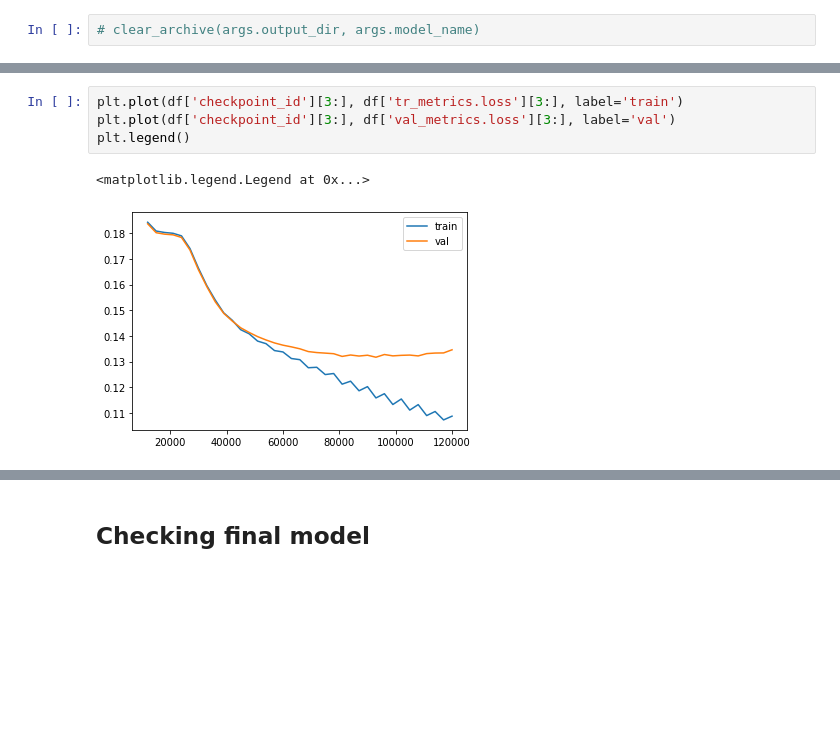
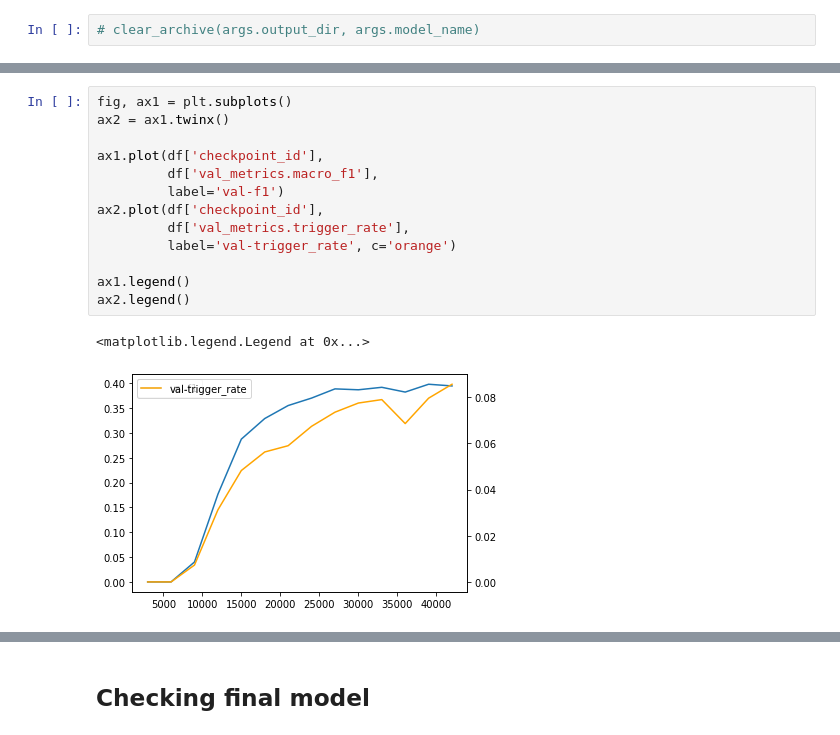
Before and after one commit to jsong336/emotion-bert, a Jupyter notebook: notebooks/main_bert_dense.ipynb, the cells around one changed output, grey strips where cells are left out. Drawn from its saved outputs; the diff is of its cells as text; blank space fills up the shorter version.

Commit message:
further clean up and train with bert-small

```diff
--- a/notebooks/main_bert_dense.ipynb
+++ b/notebooks/main_bert_dense.ipynb
@@ -244,7 +325,16 @@ df.head(3)
 # %%
-plt.plot(df['checkpoint_id'][3:], df['tr_metrics.loss'][3:], label='train')
-plt.plot(df['checkpoint_id'][3:], df['val_metrics.loss'][3:], label='val')
-plt.legend()
+fig, ax1 = plt.subplots()
+ax2 = ax1.twinx()
+
+ax1.plot(df['checkpoint_id'],
+         df['val_metrics.macro_f1'],
+         label='val-f1')
+ax2.plot(df['checkpoint_id'],
+         df['val_metrics.trigger_rate'],
+         label='val-trigger_rate', c='orange')
+
+ax1.legend()
+ax2.legend()
 # %% [output]
 <matplotlib.legend.Legend at 0x...>
-[figure, old version]
+[figure, new version]
```
Also changed, not shown: parts of 24 cells of this notebook, 7 other files.
